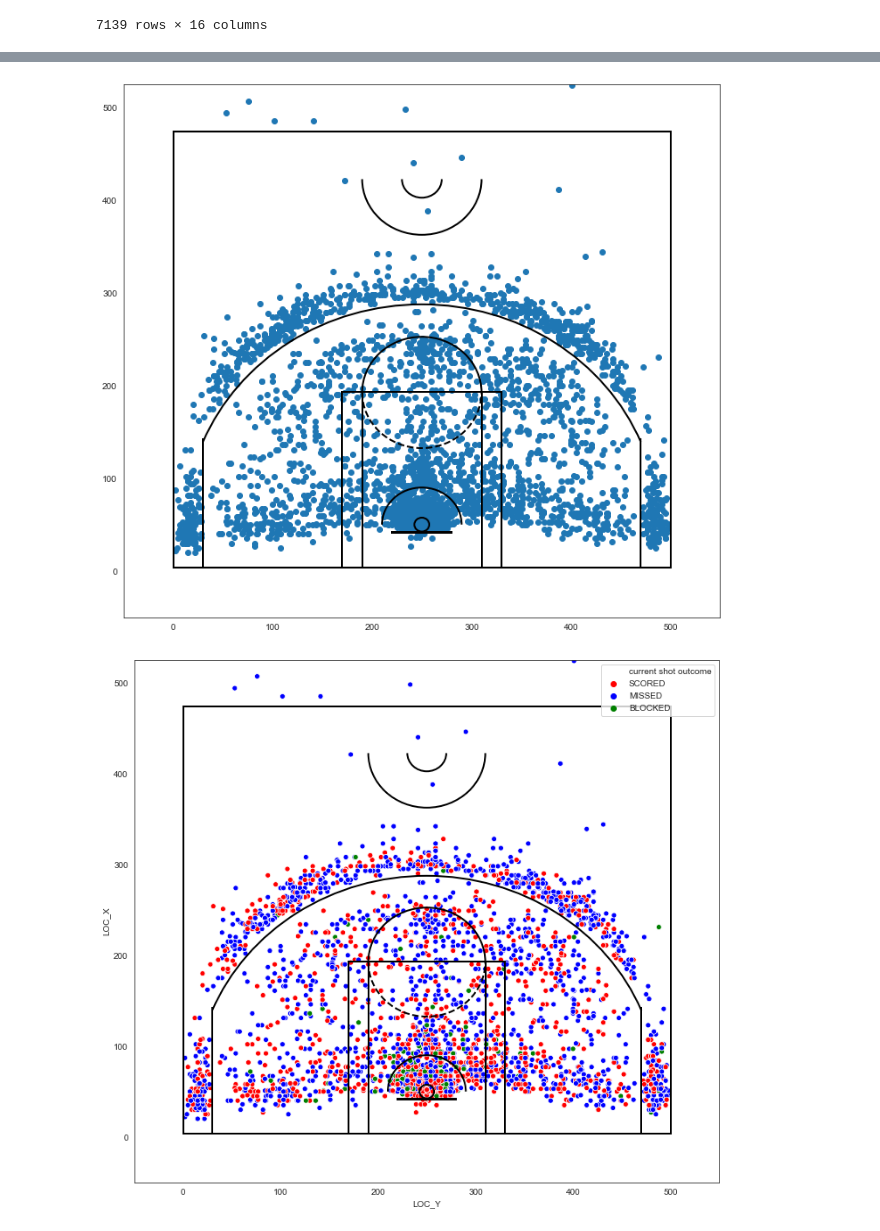
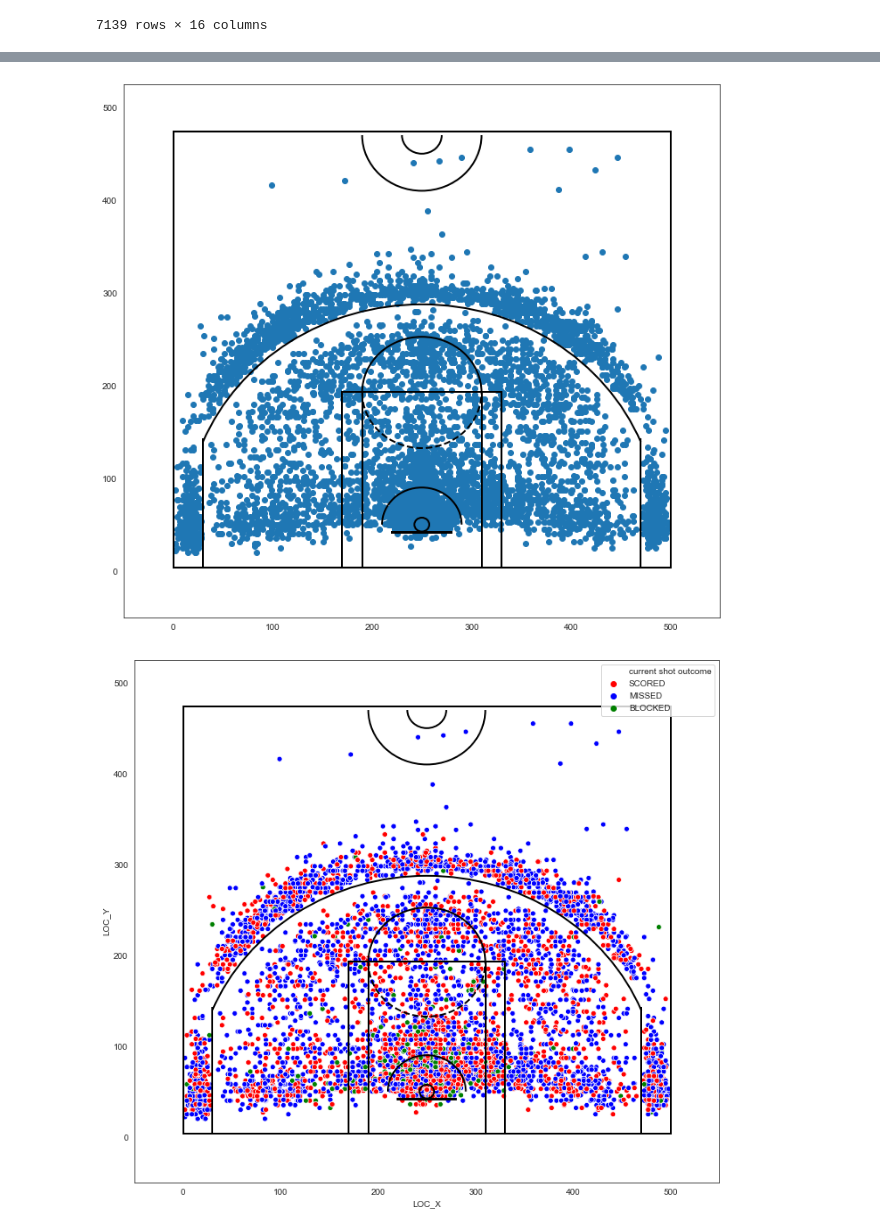
Before and after one commit to stewart-lacy/final-project, a Jupyter notebook: halfcourt.ipynb, the cells around one changed output, grey strips where cells are left out. Saved outputs shown, nothing was run; the diff lists cells and outputs as text; code cells hidden in the pictures.

Commit message:
all Chicago data points at near court

```diff
--- a/halfcourt.ipynb
+++ b/halfcourt.ipynb
@@ -46,0 +175,3 @@ shot_df
+# %%
+new_far_df = far_df.drop(columns =['LOC_X', 'LOC_Y'])
+new_far_df
@@ -46,0 +192,3 @@ shot_df
+# %%
+halfcourt_df = new_far_df.rename(columns={"LOC_X2": "LOC_X", "LOC_Y2": "LOC_Y"})
+halfcourt_df
@@ -46,0 +209,3 @@ shot_df
+# %%
+full_df = shot_df.append(halfcourt_df, ignore_index=True)
+full_df
@@ -101,9 +280,9 @@ def draw_court(ax=None, color='black', lw=2, outer_lines=False):
                     color=color)
 
     # Center Court
-    center_outer_arc = Arc((250, 422.5), 120, 120, theta1=180, theta2=0,
+    center_outer_arc = Arc((250, 470), 120, 120, theta1=180, theta2=0,
                            linewidth=lw, color=color)
-    center_inner_arc = Arc((250, 422.5), 40, 40, theta1=180, theta2=0,
+    center_inner_arc = Arc((250, 470), 40, 40, theta1=180, theta2=0,
                            linewidth=lw, color=color)
 
     # List of the court elements to be plotted onto the axes
@@ -137,28 +316,32 @@ color_dict = dict({'MISSED': 'blue',
                   'BLOCKED': 'green'})
 # %%
 plt.figure(figsize=(12,11))
-plt.scatter(shot_df.LOC_Y, shot_df.LOC_X)
+plt.scatter(full_df.LOC_X, full_df.LOC_Y)
 draw_court(outer_lines=True)
 # Descending values along the axis from left to right
 plt.xlim(-50,550)
 plt.ylim(-50,525)
+
+# plt.xlim(-50,550)
+# plt.ylim(-50,940)
 plt.show()
 # %% [output]
-[figure, old version]
+[figure, new version]
 # %%
 color_dict = dict({'MISSED': 'blue',
                   'SCORED': 'red',
                   'BLOCKED': 'green'})
 
 plt.figure(figsize=(12,11))
-sns.scatterplot(x="LOC_Y", y="LOC_X", hue="current shot outcome",
-              data=shot_df, palette=color_dict,
+sns.scatterplot(x="LOC_X", y="LOC_Y", hue="current shot outcome",
+              data=full_df, palette=color_dict,
                    legend='full')
+
 draw_court(outer_lines=True)
 # Descending values along the axis from left to right
 plt.xlim(-50,550)
 plt.ylim(-50,525)
 plt.show()
 # %% [output]
-[figure, old version]
+[figure, new version]
 # %%
```
Also changed, not shown: parts of 19 cells of this notebook, 2 other files.
